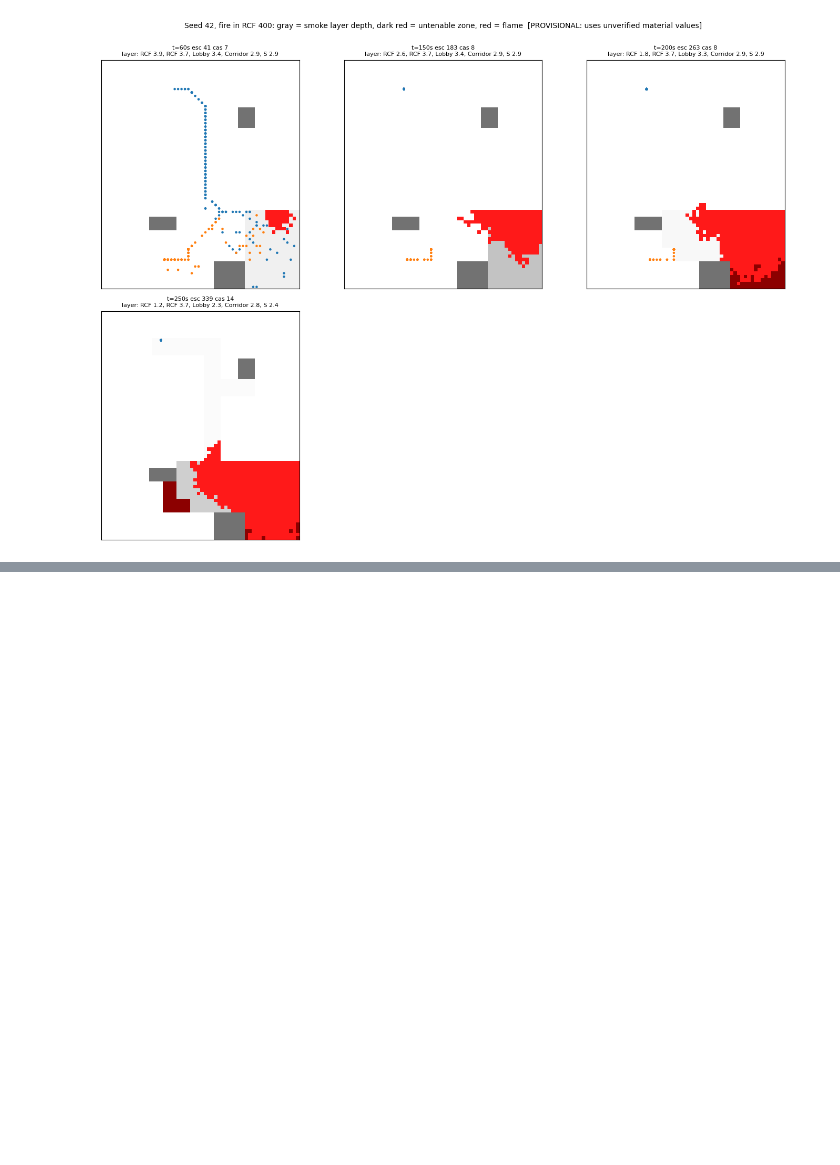
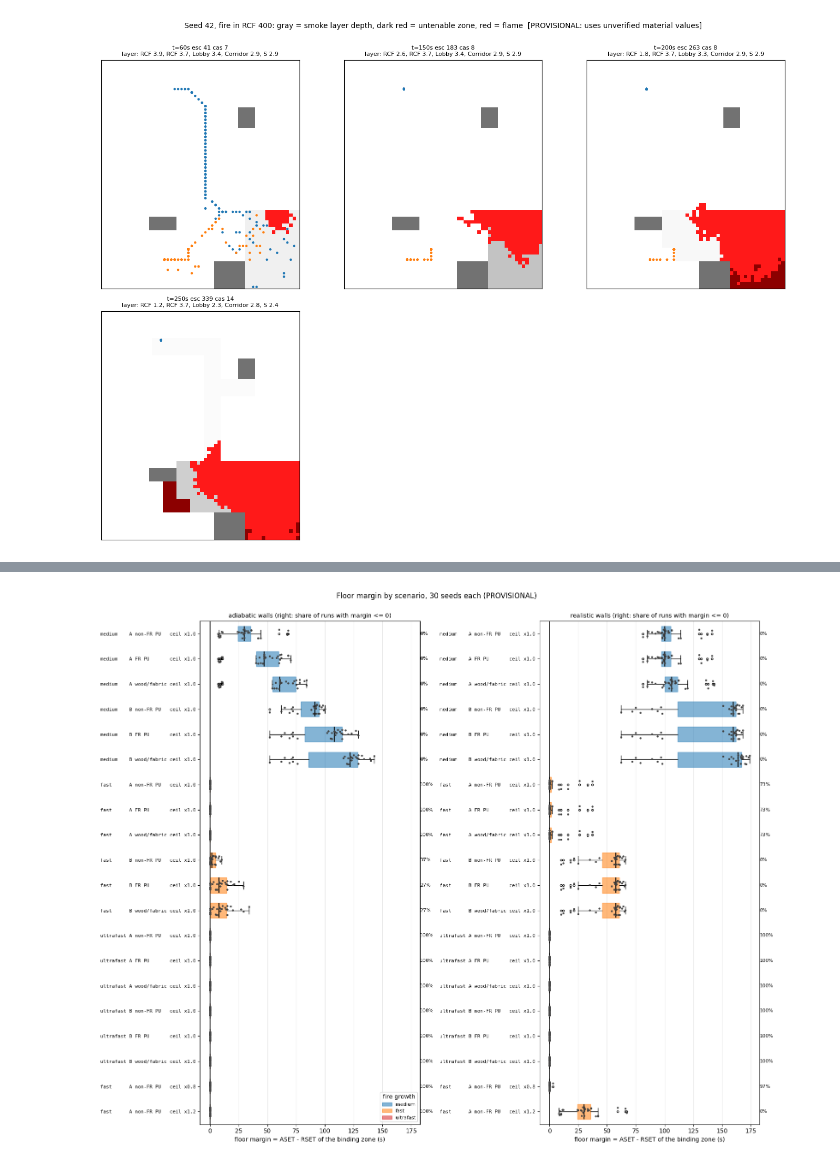
Before and after one commit to njlagana/fire_egress_sim, a Jupyter notebook: fire_sim_v4_rcf.ipynb, the cells around one changed output, grey strips where cells are left out. Drawn from its saved outputs; the diff is of its cells as text; code cells hidden in the pictures; blank space fills up the shorter version.

```diff
--- a/fire_sim_v4_rcf.ipynb
+++ b/fire_sim_v4_rcf.ipynb
@@ -2451,0 +2739,35 @@ plt.tight_layout(); plt.show()
+# %%
+# ============================================================
+# 5.5 MARGIN BY SCENARIO
+# ============================================================
+gcol = {"medium": "tab:blue", "fast": "tab:orange", "ultrafast": "tab:red"}
+fig, axes = plt.subplots(1, 2, figsize=(16, 13), sharex=True)
+for ax, tag in zip(axes, WALLS):
+    sub = [s for s in SCEN if s["walls"] == tag]
+    data, labels, colors, fails = [], [], [], []
+    for s in sub:
+        sel_ = runs5[(runs5.growth == s["growth"]) & (runs5.case == s["case"]) &
+                     (runs5.material == s["material"]) & (runs5.walls == tag) & (runs5.ceil == s["ceil"])]
+        data.append(sel_.floor_margin.clip(upper=T_END_G5).to_numpy())
+        labels.append(scen_label(s)); colors.append(gcol[s["growth"]])
+        fails.append((sel_.floor_margin <= 0).mean())
+    pos = np.arange(len(data))[::-1]
+    bp = ax.boxplot(data, positions=pos, vert=False, widths=0.6, patch_artist=True,
+                    medianprops={"color": "black", "lw": 1.5}, flierprops={"markersize": 3})
+    for patch, c in zip(bp["boxes"], colors):
+        patch.set_facecolor(c); patch.set_alpha(0.55); patch.set_edgecolor(c)
+    for p_, d in zip(pos, data):
+        ax.scatter(d, p_ + np.random.default_rng(0).uniform(-0.18, 0.18, len(d)), s=5, color="0.25", zorder=3)
+    for p_, f in zip(pos, fails):
+        ax.text(1.0, p_, f"{f:.0%}", transform=ax.get_yaxis_transform(), ha="left", va="center", fontsize=8)
+    ax.axvline(0, color="black", lw=1.2)
+    ax.set_yticks(pos); ax.set_yticklabels(labels, fontsize=8, family="monospace")
+    ax.set_xlabel("floor margin = ASET - RSET of the binding zone (s)")
+    ax.set_title(f"{tag} walls (right: share of runs with margin <= 0)", fontsize=10)
+    ax.grid(axis="x", alpha=0.3)
+handles = [Patch(color=c, alpha=0.55, label=g) for g, c in gcol.items()]
+axes[0].legend(handles=handles, title="fire growth", fontsize=8, loc="lower right")
+plt.suptitle("Floor margin by scenario, 30 seeds each" + (" (PROVISIONAL)" if PROVISIONAL else ""), y=1.0)
+plt.tight_layout(); plt.show()
+# %% [output]
+[figure, added]
```
Also changed, not shown: parts of 19 cells of this notebook, 48 other files.
